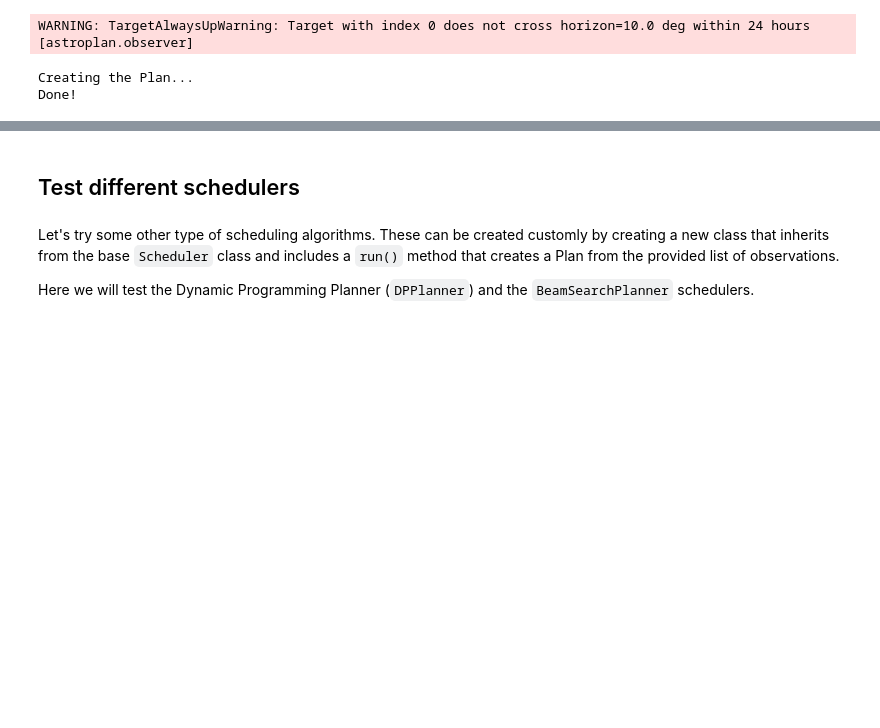
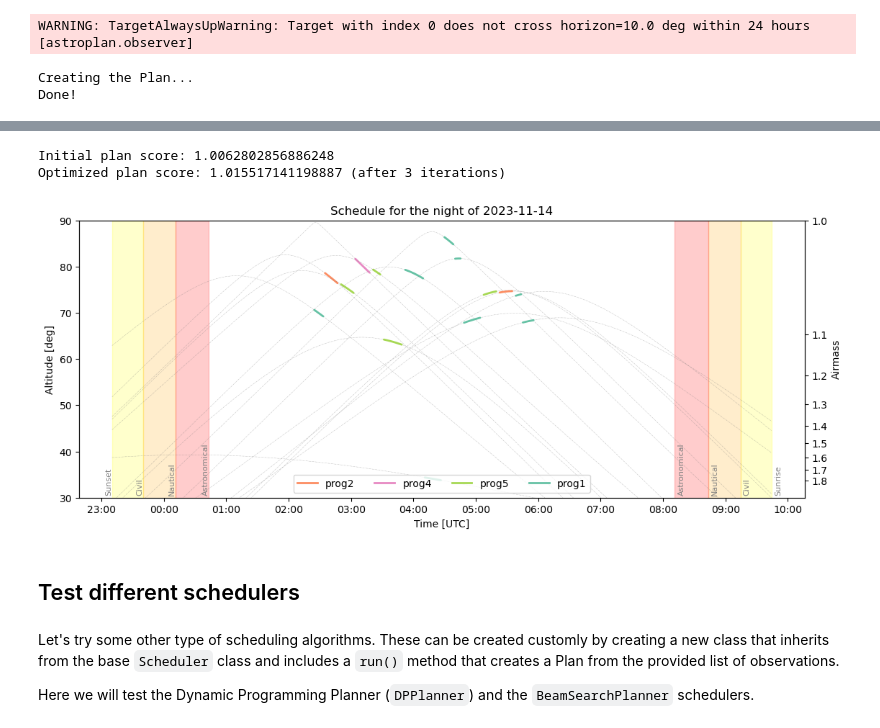
Before and after one commit to nicochunger/SCOPES, a Jupyter notebook: scopes_example.ipynb, the cells around one changed output, grey strips where cells are left out. Saved outputs shown, nothing was run; the diff lists cells and outputs as text; code cells hidden in the pictures; blank space fills up the shorter version.

```diff
--- a/scopes_example.ipynb
+++ b/scopes_example.ipynb
@@ -460,3 +443,12 @@ subplan.plot()
+# %%
+new_subplan = gQ_scheduler.optimize_plan(subplan, iterations=None)
+# %% [output]
+Initial plan score: 1.0062802856886248
+Optimized plan score: 1.015517141198887 (after 3 iterations)
+# %%
+new_subplan.plot()
+# %% [output]
+[figure, added]
 # %% [markdown]
 ## Test different schedulers
 # %% [markdown]
```
Also changed, not shown: parts of 13 cells of this notebook, 1 other file.
